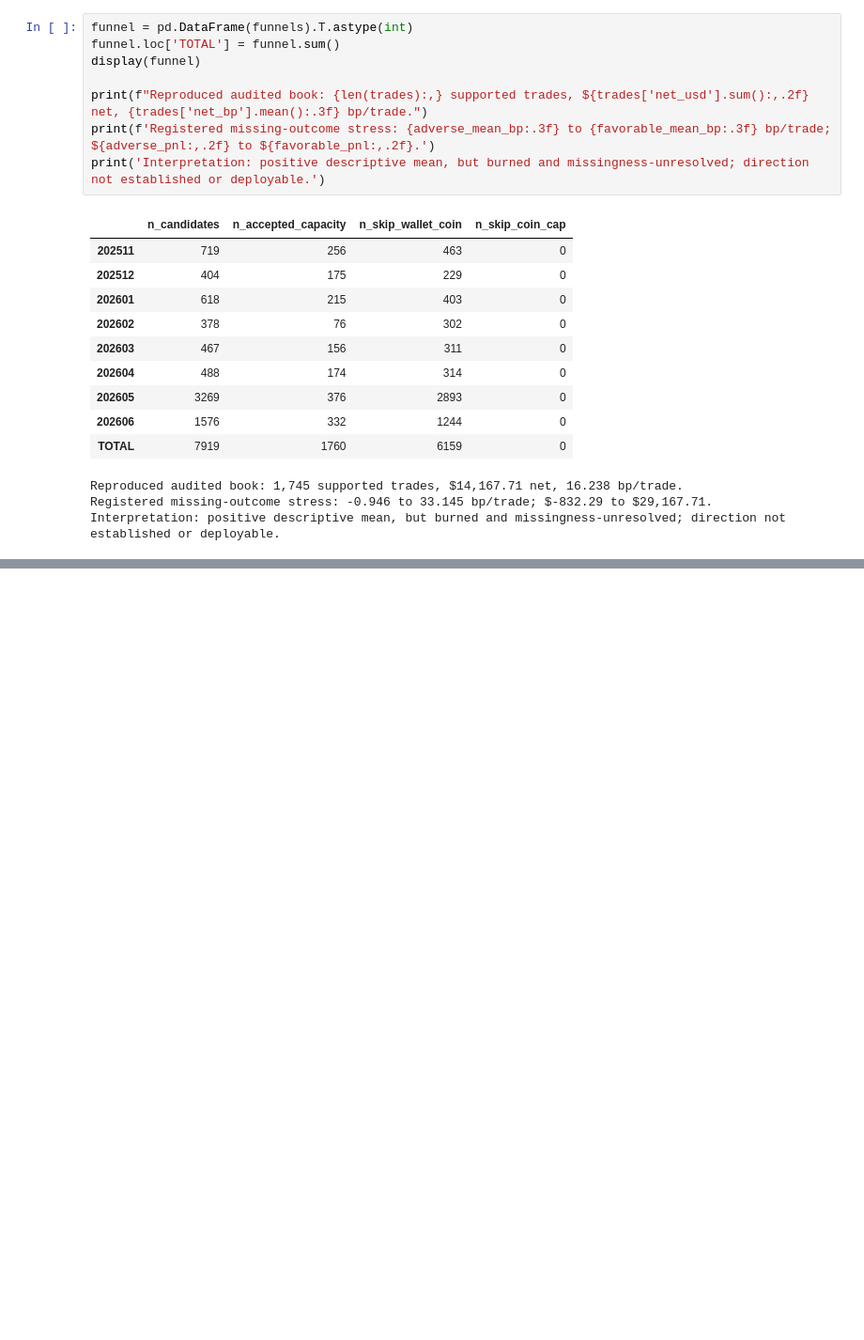
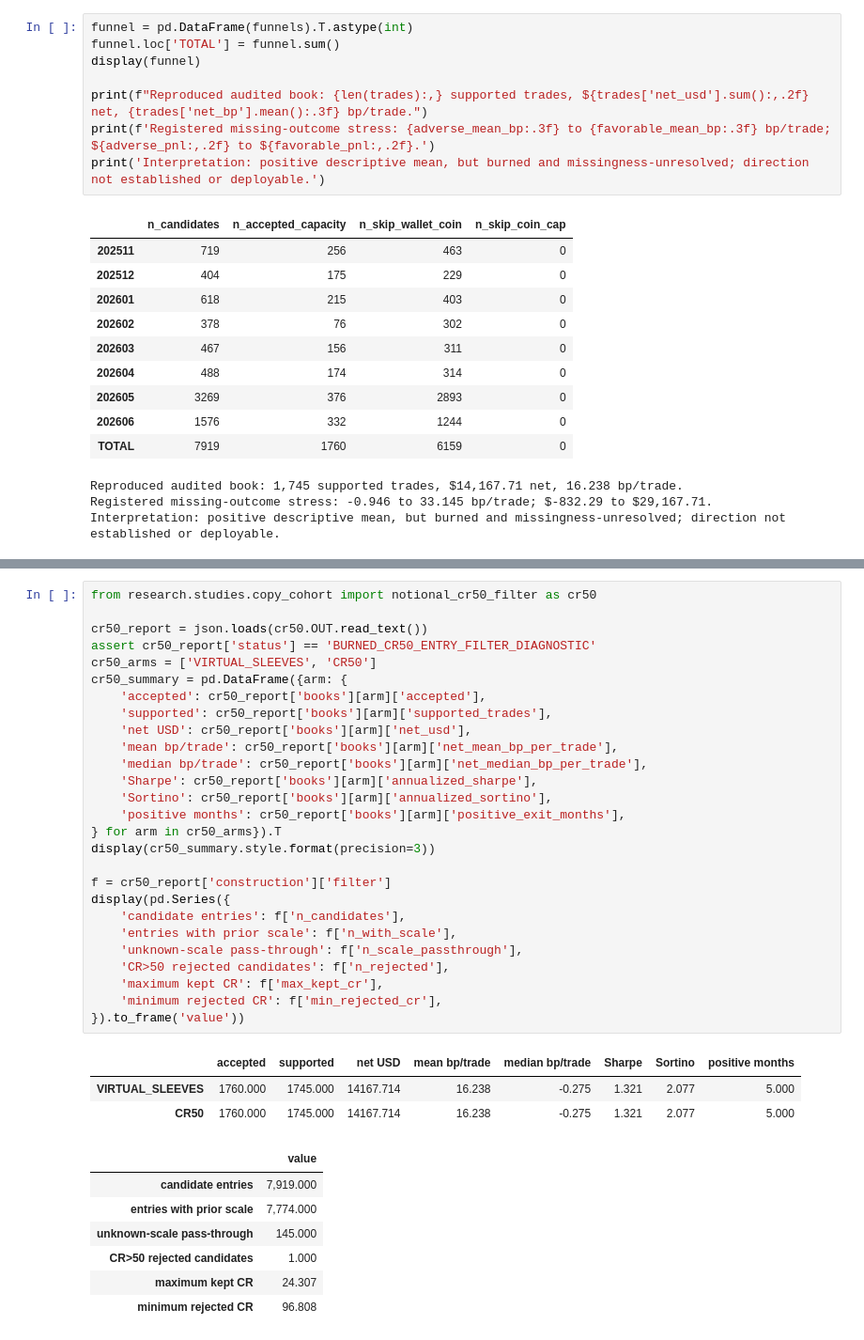
Before and after one commit to CWagamanEure/babylon, a Jupyter notebook: research/studies/copy_cohort/notebooks/pooled_wallet_efron_top30_backtest.ipynb, the cells around one changed output, grey strips where cells are left out. Shown at 94% size. Drawn from its saved outputs; the diff is of its cells as text; blank space fills up the shorter version.

```diff
--- a/research/studies/copy_cohort/notebooks/pooled_wallet_efron_top30_backtest.ipynb
+++ b/research/studies/copy_cohort/notebooks/pooled_wallet_efron_top30_backtest.ipynb
@@ -410,0 +485,38 @@ Interpretation: positive descriptive mean, but burned and missingness-unresolved
+# %%
+from research.studies.copy_cohort import notional_cr50_filter as cr50
+
+cr50_report = json.loads(cr50.OUT.read_text())
+assert cr50_report['status'] == 'BURNED_CR50_ENTRY_FILTER_DIAGNOSTIC'
+cr50_arms = ['VIRTUAL_SLEEVES', 'CR50']
+cr50_summary = pd.DataFrame({arm: {
+    'accepted': cr50_report['books'][arm]['accepted'],
+    'supported': cr50_report['books'][arm]['supported_trades'],
+    'net USD': cr50_report['books'][arm]['net_usd'],
+    'mean bp/trade': cr50_report['books'][arm]['net_mean_bp_per_trade'],
+    'median bp/trade': cr50_report['books'][arm]['net_median_bp_per_trade'],
+    'Sharpe': cr50_report['books'][arm]['annualized_sharpe'],
+    'Sortino': cr50_report['books'][arm]['annualized_sortino'],
+    'positive months': cr50_report['books'][arm]['positive_exit_months'],
+} for arm in cr50_arms}).T
+display(cr50_summary.style.format(precision=3))
+
+f = cr50_report['construction']['filter']
+display(pd.Series({
+    'candidate entries': f['n_candidates'],
+    'entries with prior scale': f['n_with_scale'],
+    'unknown-scale pass-through': f['n_scale_passthrough'],
+    'CR>50 rejected candidates': f['n_rejected'],
+    'maximum kept CR': f['max_kept_cr'],
+    'minimum rejected CR': f['min_rejected_cr'],
+}).to_frame('value'))
+# %% [output]
+|  | accepted | supported | net USD | mean bp/trade | median bp/trade | Sharpe | Sortino | positive months |
+| VIRTUAL_SLEEVES | 1760.000 | 1745.000 | 14167.714 | 16.238 | -0.275 | 1.321 | 2.077 | 5.000 |
+| CR50 | 1760.000 | 1745.000 | 14167.714 | 16.238 | -0.275 | 1.321 | 2.077 | 5.000 |
+|  | value |
+| candidate entries | 7,919.000 |
+| entries with prior scale | 7,774.000 |
+| unknown-scale pass-through | 145.000 |
+| CR>50 rejected candidates | 1.000 |
+| maximum kept CR | 24.307 |
+| minimum rejected CR | 96.808 |
```
Also changed, not shown: parts of 6 cells of this notebook, 12 other files.
